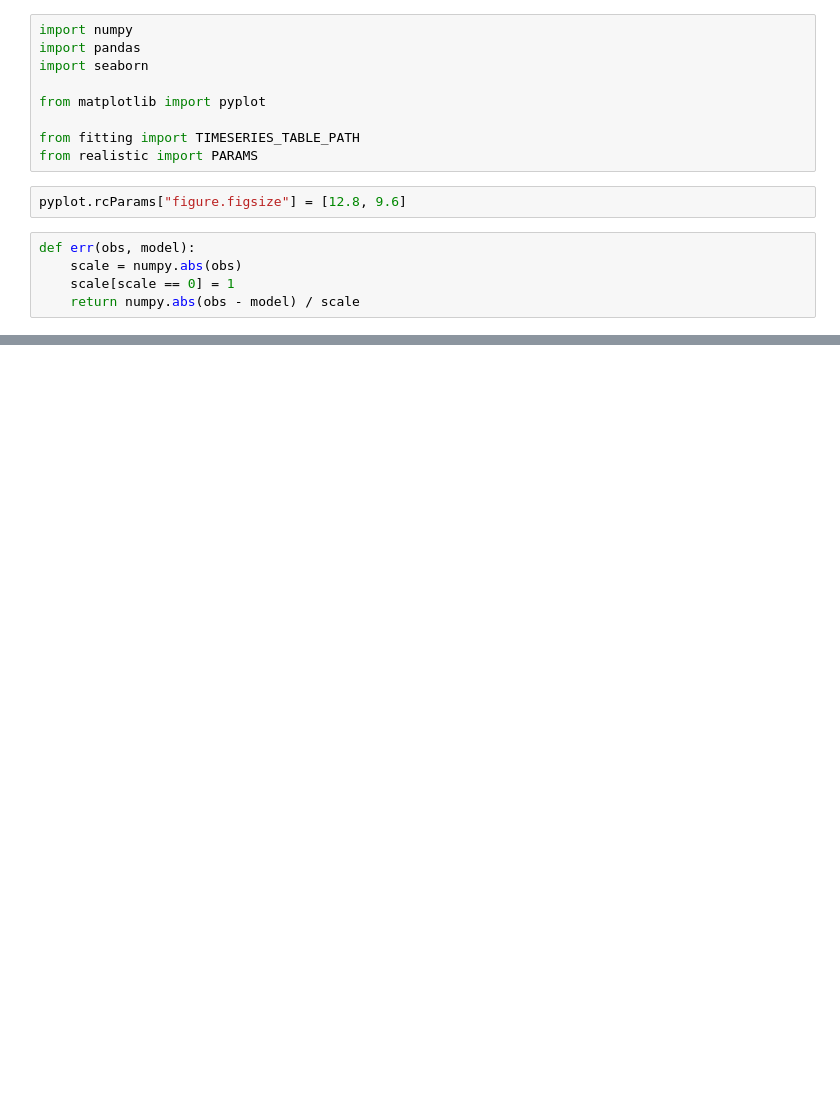
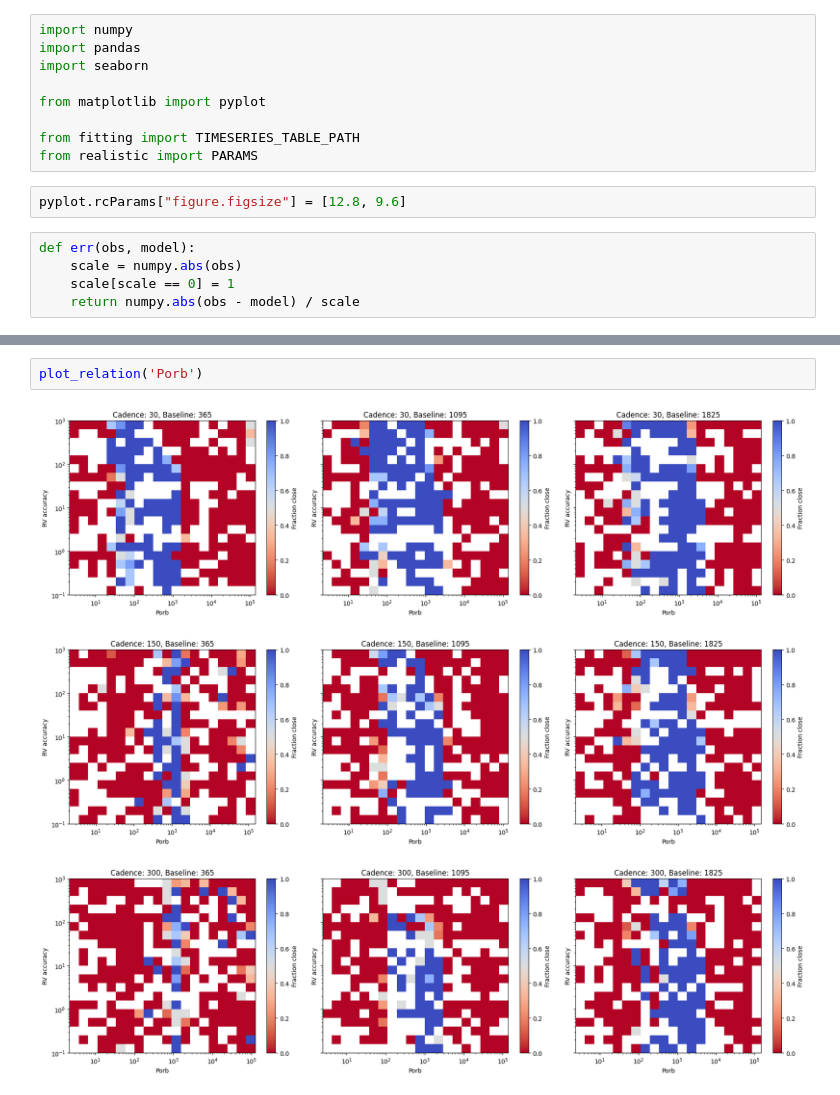
Before and after one commit to adammcmaster/self_lensing_radial_velocity, a Jupyter notebook: src/plot_fitted_timeseries_results.ipynb, the cells around one changed output, grey strips where cells are left out. Cells and saved outputs as stored; diff of their text form; blank space fills up the shorter version.

```diff
--- a/src/plot_fitted_timeseries_results.ipynb
+++ b/src/plot_fitted_timeseries_results.ipynb
@@ -130,0 +163,6 @@ seaborn.move_legend(a, "upper left", bbox_to_anchor=(1, 1))
+# %%
+plot_relation('Porb')
+# %% [output]
+[figure, added]
+[figure, added]
+[figure, added]
```
Also changed, not shown: parts of 36 cells of this notebook, 7 other files.
